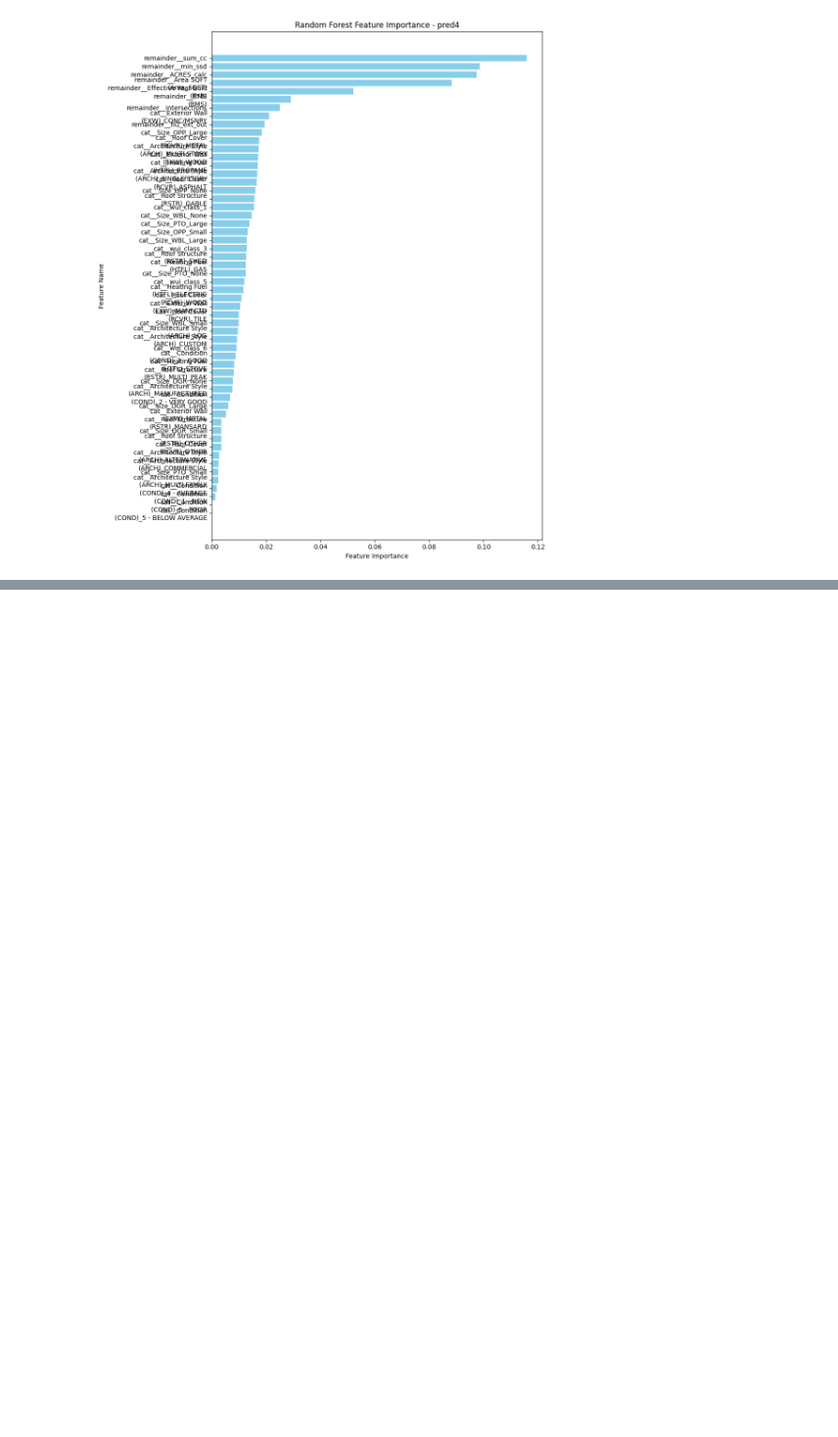
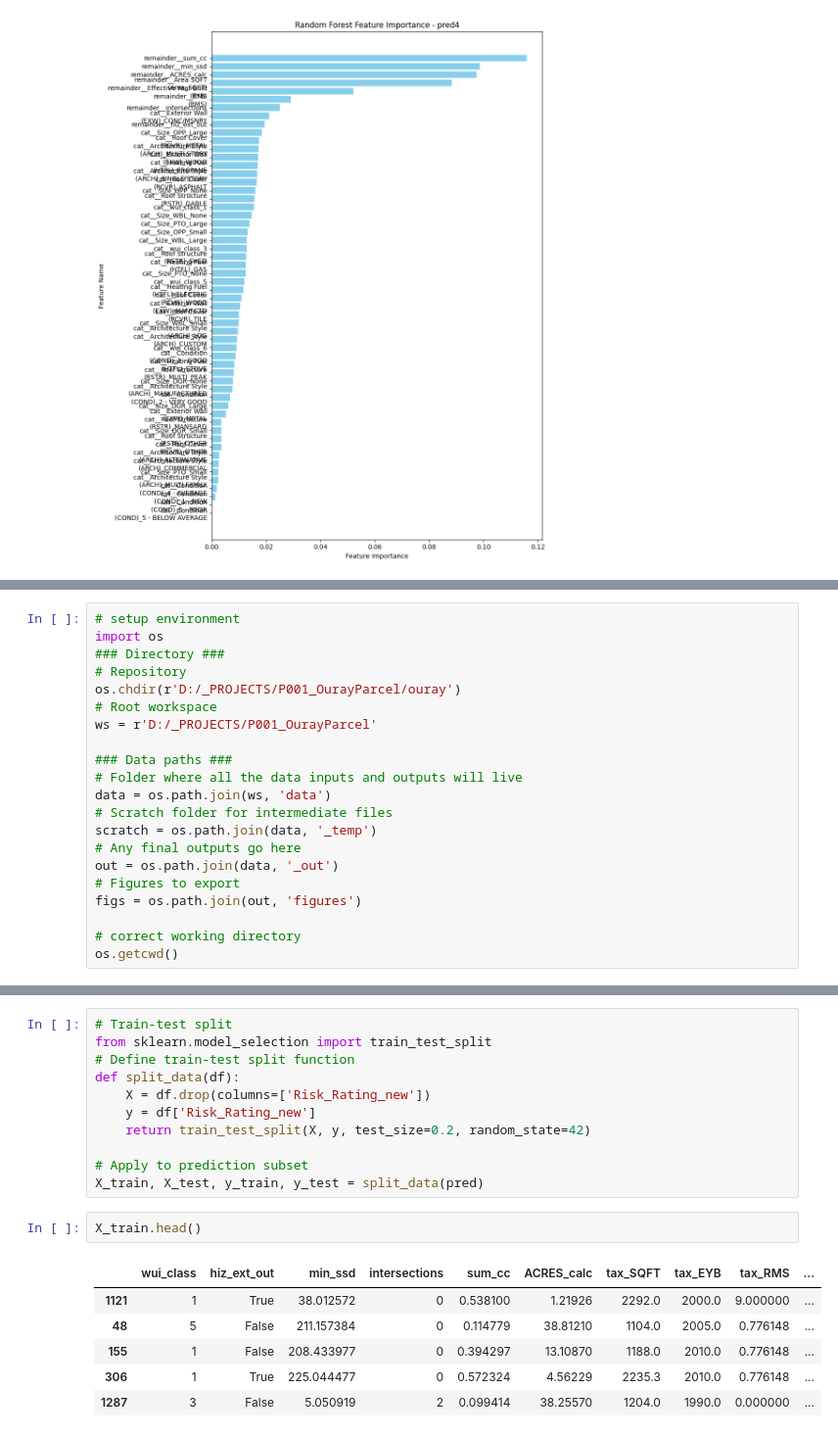
Before and after one commit to bryceayoung/ouray, a Jupyter notebook: workflows/analysis/risk_pred.ipynb, the cells around one changed output, grey strips where cells are left out. Shown at 98% size. Drawn from its saved outputs; the diff is of its cells as text; blank space fills up the shorter version.

```diff
--- a/workflows/analysis/risk_pred.ipynb
+++ b/workflows/analysis/risk_pred.ipynb
@@ -723,0 +899,21 @@ NEXT STEPS (potentially):
+# %%
+# setup environment
+import os
+### Directory ###
+# Repository
+os.chdir(r'D:/_PROJECTS/P001_OurayParcel/ouray')
+# Root workspace
+ws = r'D:/_PROJECTS/P001_OurayParcel'
+
+### Data paths ###
+# Folder where all the data inputs and outputs will live
+data = os.path.join(ws, 'data')
+# Scratch folder for intermediate files
+scratch = os.path.join(data, '_temp')
+# Any final outputs go here
+out = os.path.join(data, '_out')
+# Figures to export
+figs = os.path.join(out, 'figures')
+
+# correct working directory
+os.getcwd()
@@ -723,0 +1015,20 @@ NEXT STEPS (potentially):
+# %%
+# Train-test split
+from sklearn.model_selection import train_test_split
+# Define train-test split function
+def split_data(df):
+    X = df.drop(columns=['Risk_Rating_new'])
+    y = df['Risk_Rating_new']
+    return train_test_split(X, y, test_size=0.2, random_state=42)
+
+# Apply to prediction subset
+X_train, X_test, y_train, y_test = split_data(pred)
+# %%
+X_train.head()
+# %% [output]
+|  | wui_class | hiz_ext_out | min_ssd | intersections | sum_cc | ACRES_calc | tax_SQFT | tax_EYB | tax_RMS | ... |
+| 1121 | 1 | True | 38.012572 | 0 | 0.538100 | 1.21926 | 2292.0 | 2000.0 | 9.000000 | ... |
+| 48 | 5 | False | 211.157384 | 0 | 0.114779 | 38.81210 | 1104.0 | 2005.0 | 0.776148 | ... |
+| 155 | 1 | False | 208.433977 | 0 | 0.394297 | 13.10870 | 1188.0 | 2010.0 | 0.776148 | ... |
+| 306 | 1 | True | 225.044477 | 0 | 0.572324 | 4.56229 | 2235.3 | 2010.0 | 0.776148 | ... |
+| 1287 | 3 | False | 5.050919 | 2 | 0.099414 | 38.25570 | 1204.0 | 1990.0 | 0.000000 | ... |
```
Also changed, not shown: parts of 32 cells of this notebook.
